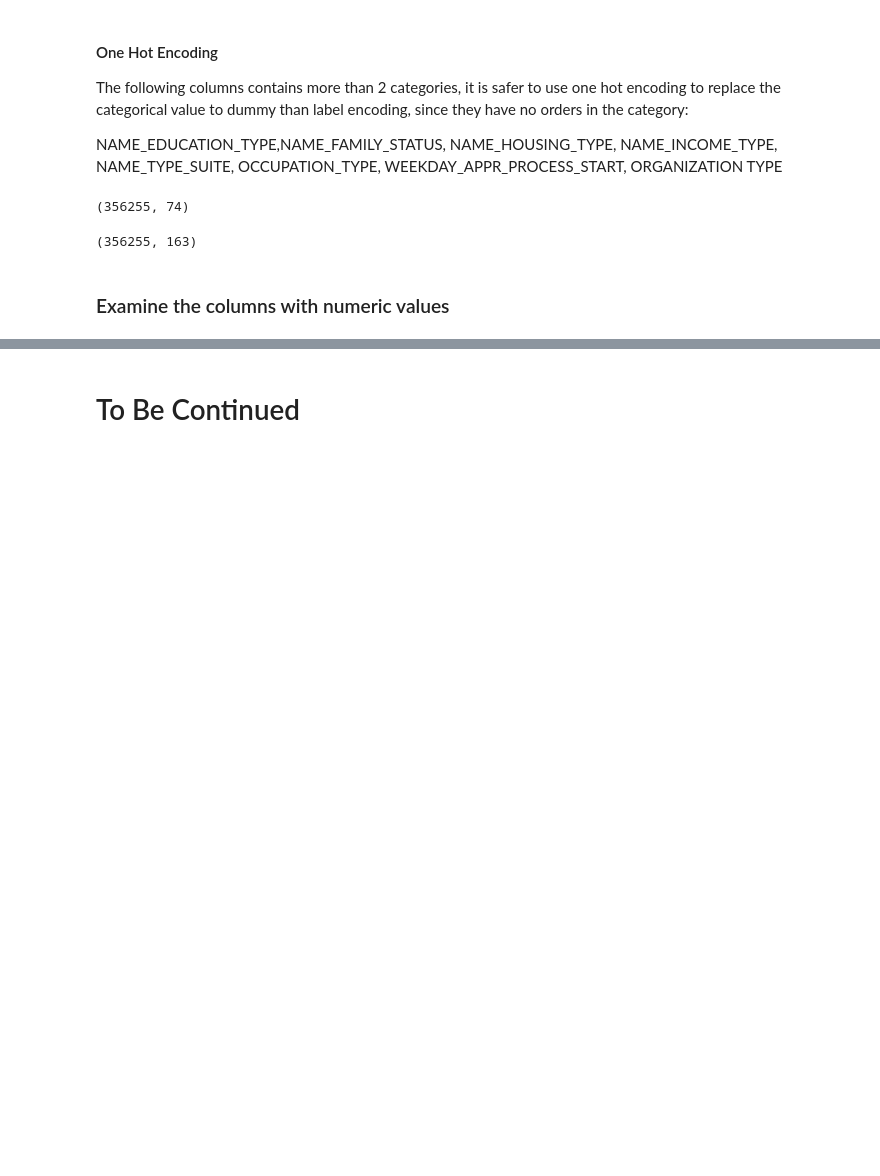
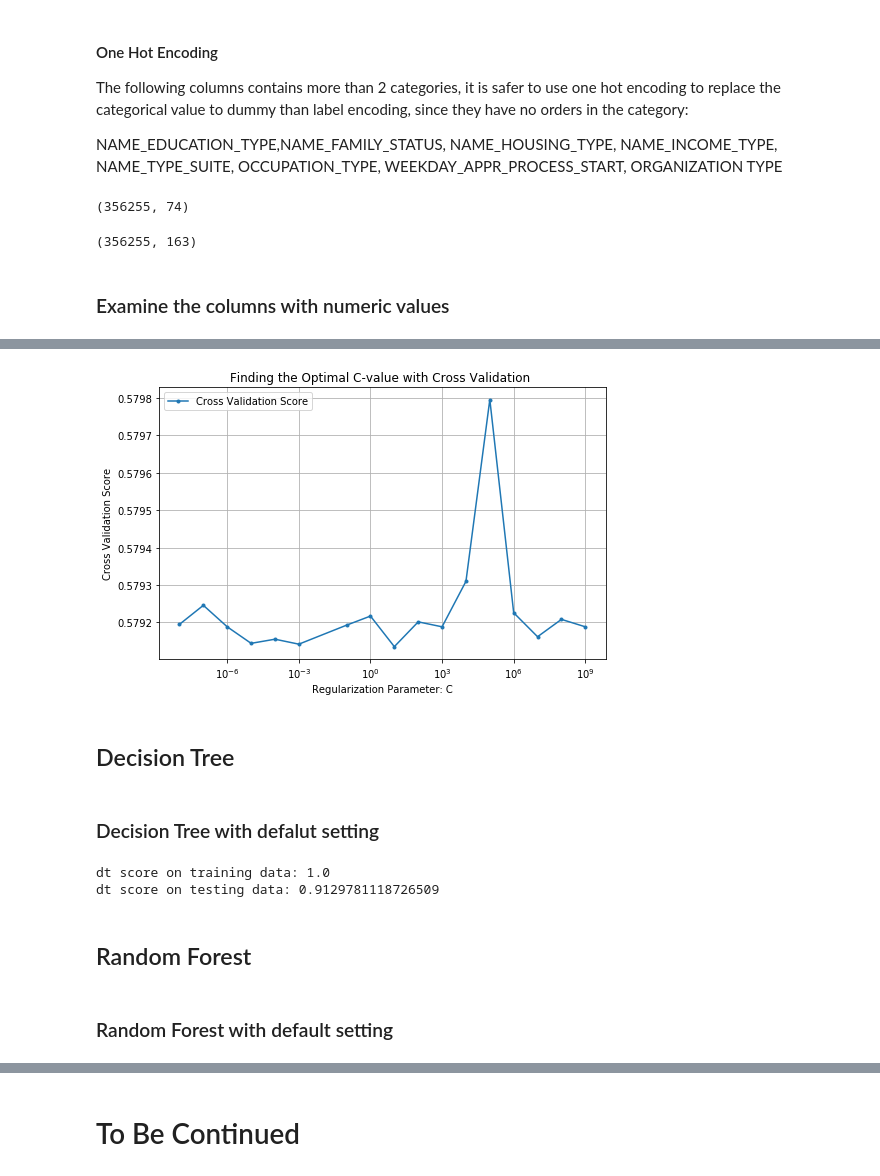
Before and after one commit to terrancexia/Home-Credit-Default-Risk-, a Jupyter notebook: Home Credit Default Risk.ipynb, the cells around one changed output, grey strips where cells are left out. Drawn from its saved outputs; the diff is of its cells as text; code cells hidden in the pictures; blank space fills up the shorter version.

Commit message:
modeling 1

```diff
--- a/Home Credit Default Risk.ipynb
+++ b/Home Credit Default Risk.ipynb
@@ -1171,0 +1201,2 @@ for i in num_columns:
+# %%
+df2 = pd.read_csv('Data/cleaned_data_v2-12.csv')
@@ -1171,0 +1267,9 @@ for i in num_columns:
+# %%
+#Startisfy sampling x and y
+from imblearn.over_sampling import SMOTE
+
+X1, y1 = SMOTE().fit_resample(X,y)
+
+#Check for y1 and X1 shape
+print(f'Shape for X1: {X1.shape}')
+print(f'Shape for y1: {y1.shape}')
@@ -1171,0 +1288,5 @@ for i in num_columns:
+# %%
+#train-test split
+from sklearn.model_selection import train_test_split
+
+X_train,X_test,y_train, y_test = train_test_split(X1,y1, test_size=0.2, random_state =1 )
@@ -1171,0 +1320,18 @@ for i in num_columns:
+# %%
+#using 5 fold cross validation to optimize hyperparameter for c
+from sklearn.model_selection import cross_val_score
+
+#creating empty list for cross validation score
+cv_score = []
+
+#create range for c to optimize
+c_range =np.array([.00000001,.0000001,.000001,.00001,.0001,.001,.1,\
+                1,10,100,1000,10000,100000,1000000,10000000,100000000,1000000000])
+
+#Using for loops to create the iteration for 5 fold
+for c in c_range:
+    # Instanitate model
+    logreg2 = LogisticRegression(C=c, n_jobs=-1)
+    #Fit model on 5 folds.
+    score = cross_val_score(logreg2, X_train, y_train, cv = 5).mean()
+    cv_score.append(score)
@@ -1171,0 +1358,32 @@ for i in num_columns:
+# %%
+#visulize the cv score
+plt.figure(figsize=(8,5))
+plt.plot(c_range, cv_score, label='Cross Validation Score', marker='.')
+plt.legend()
+plt.xscale('log')
+plt.xlabel('Regularization Parameter: C')
+plt.ylabel('Cross Validation Score')
+plt.title('Finding the Optimal C-value with Cross Validation ')
+plt.grid()
+plt.show()
+# %% [output]
+[figure, added]
+# %% [markdown]
+## Decision Tree
+# %% [markdown]
+### Decision Tree with defalut setting
+# %%
+from sklearn.tree import DecisionTreeClassifier
+
+dt = DecisionTreeClassifier().fit(X_train,y_train)
+
+#Score the result
+print(f'dt score on training data: {dt.score(X_train,y_train)}')
+print(f'dt score on testing data: {dt.score(X_test, y_test)}')
+# %% [output]
+dt score on training data: 1.0
+dt score on testing data: 0.9129781118726509
+# %% [markdown]
+## Random Forest
+# %% [markdown]
+### Random Forest with default setting
```
Also changed, not shown: parts of 27 cells of this notebook.
